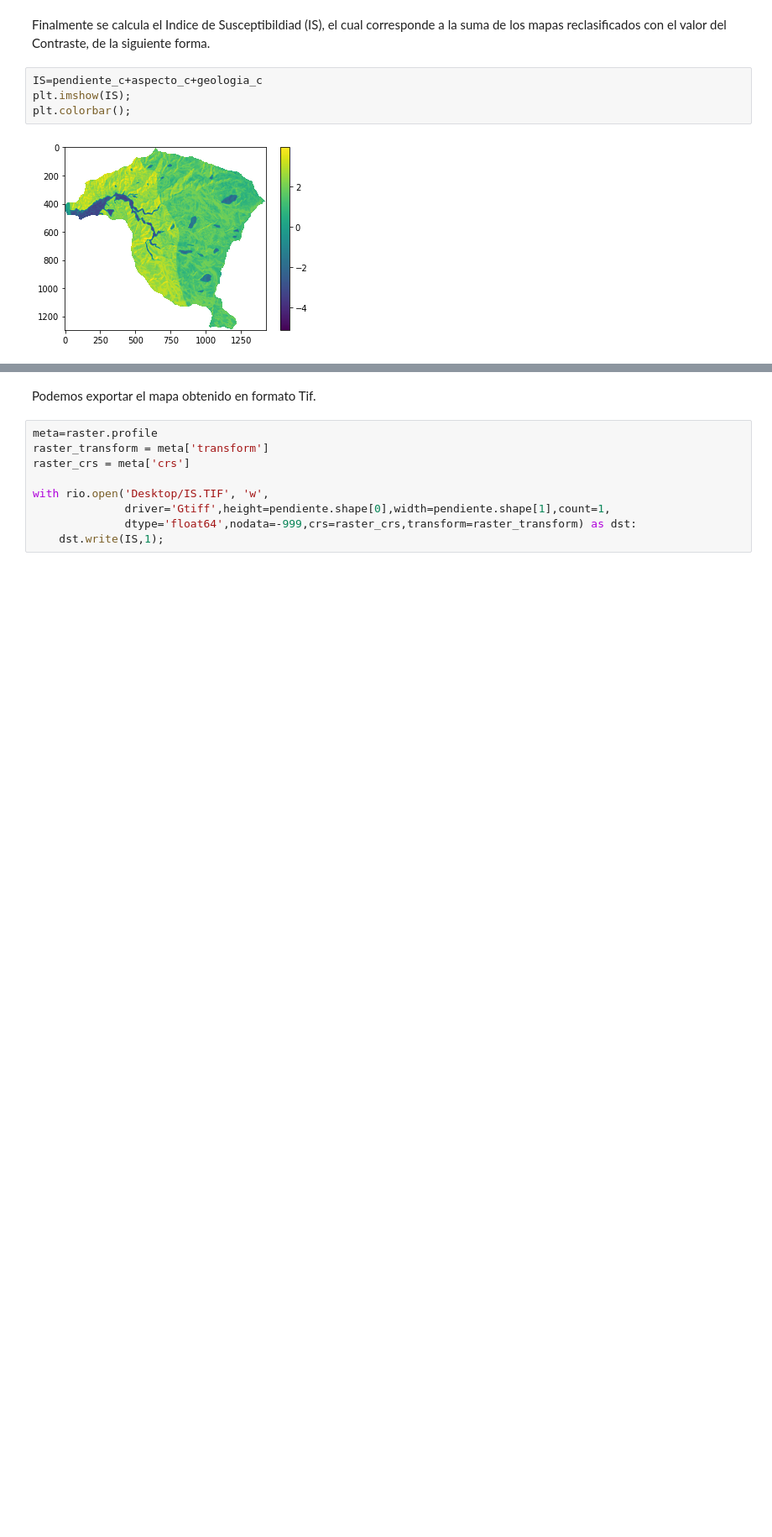
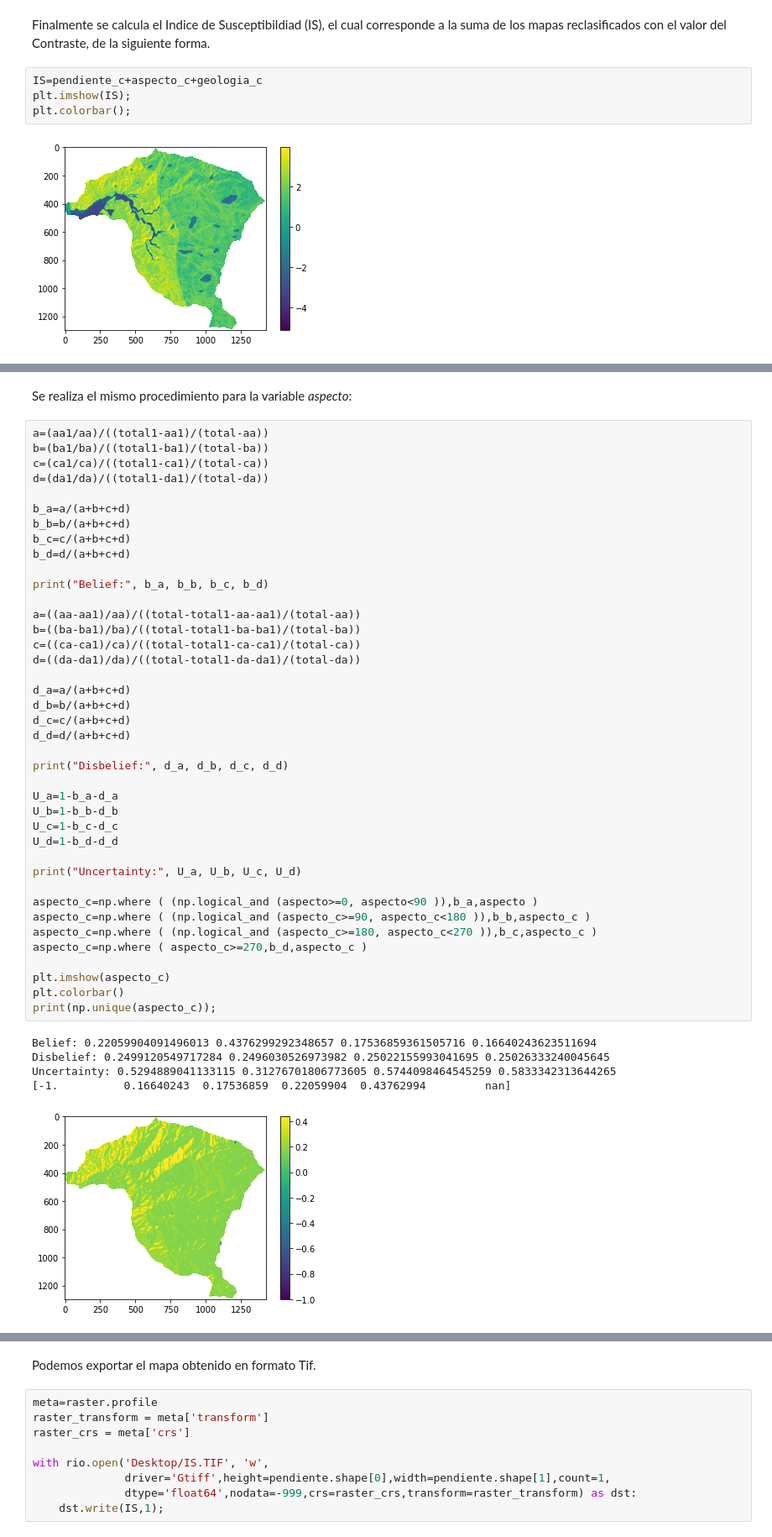
Before and after one commit to edieraristizabal/Libro_cartoGeotecnia, a Jupyter notebook: _sources/08_bivariado.ipynb, the cells around one changed output, grey strips where cells are left out. Shown at 84% size. Saved outputs shown, nothing was run; the diff lists cells and outputs as text; blank space fills up the shorter version.

```diff
--- a/_sources/08_bivariado.ipynb
+++ b/_sources/08_bivariado.ipynb
@@ -742,0 +808,48 @@ Ejemplo del cálculo de *Evidential Belief Funtion*.
+# %% [markdown]
+Se realiza el mismo procedimiento para la variable *aspecto*:
+# %%
+a=(aa1/aa)/((total1-aa1)/(total-aa))
+b=(ba1/ba)/((total1-ba1)/(total-ba))
+c=(ca1/ca)/((total1-ca1)/(total-ca))
+d=(da1/da)/((total1-da1)/(total-da))
+
+b_a=a/(a+b+c+d)
+b_b=b/(a+b+c+d)
+b_c=c/(a+b+c+d)
+b_d=d/(a+b+c+d)
+
+print("Belief:", b_a, b_b, b_c, b_d)
+
+a=((aa-aa1)/aa)/((total-total1-aa-aa1)/(total-aa))
+b=((ba-ba1)/ba)/((total-total1-ba-ba1)/(total-ba))
+c=((ca-ca1)/ca)/((total-total1-ca-ca1)/(total-ca))
+d=((da-da1)/da)/((total-total1-da-da1)/(total-da))
+
+d_a=a/(a+b+c+d)
+d_b=b/(a+b+c+d)
+d_c=c/(a+b+c+d)
+d_d=d/(a+b+c+d)
+
+print("Disbelief:", d_a, d_b, d_c, d_d)
+
+U_a=1-b_a-d_a
+U_b=1-b_b-d_b
+U_c=1-b_c-d_c
+U_d=1-b_d-d_d
+
+print("Uncertainty:", U_a, U_b, U_c, U_d)
+
+aspecto_c=np.where ( (np.logical_and (aspecto>=0, aspecto<90 )),b_a,aspecto )
+aspecto_c=np.where ( (np.logical_and (aspecto_c>=90, aspecto_c<180 )),b_b,aspecto_c )
+aspecto_c=np.where ( (np.logical_and (aspecto_c>=180, aspecto_c<270 )),b_c,aspecto_c )
+aspecto_c=np.where ( aspecto_c>=270,b_d,aspecto_c )
+
+plt.imshow(aspecto_c)
+plt.colorbar()
+print(np.unique(aspecto_c));
+# %% [output]
+Belief: 0.22059904091496013 0.4376299292348657 0.17536859361505716 0.16640243623511694
+Disbelief: 0.2499120549717284 0.2496030526973982 0.25022155993041695 0.25026333240045645
+Uncertainty: 0.5294889041133115 0.31276701806773605 0.5744098464545259 0.5833342313644265
+[-1.          0.16640243  0.17536859  0.22059904  0.43762994         nan]
+[figure, added]
```
Also changed, not shown: parts of 13 cells of this notebook, 9 other files.
